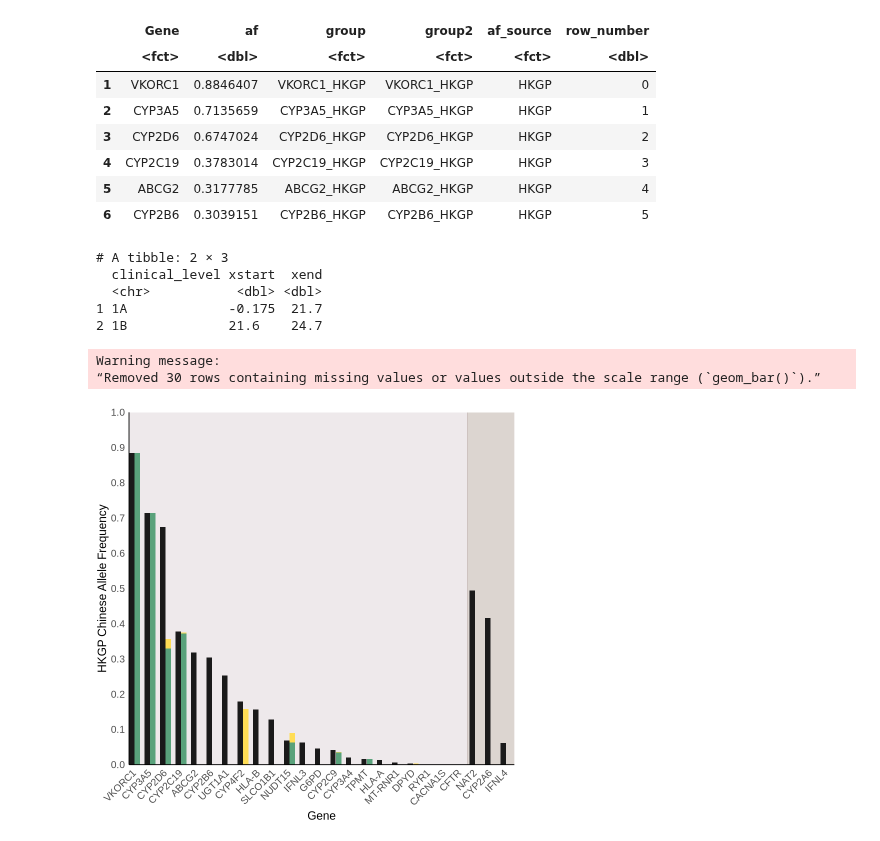
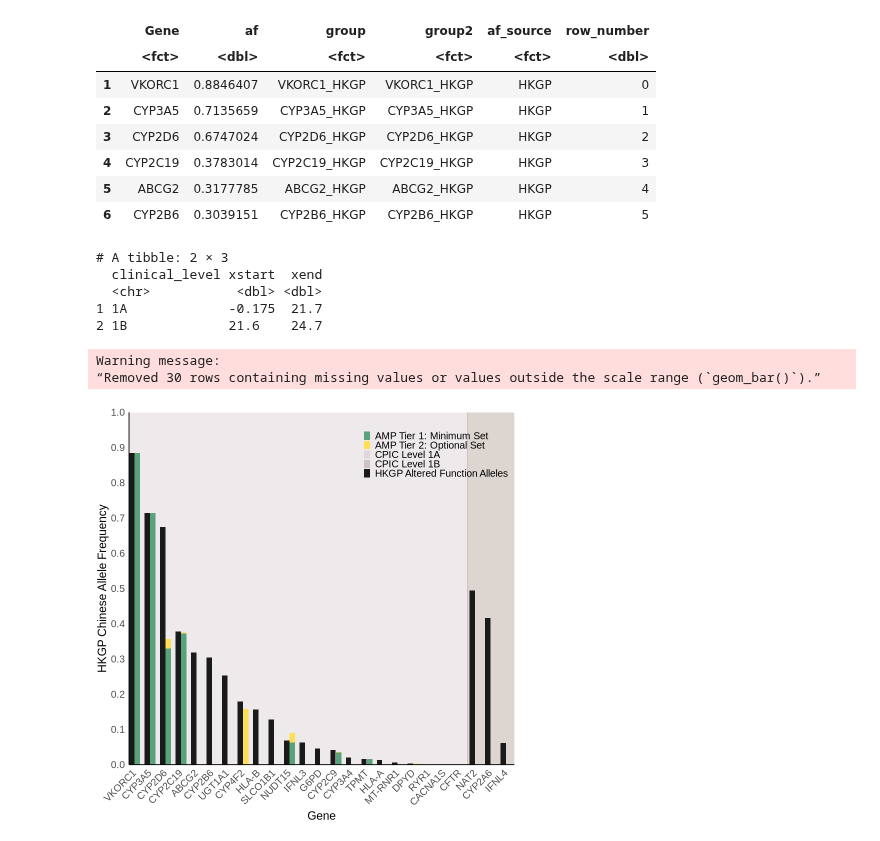
Before and after one commit to hkgi-steam/hkgi_flagship_paper_2025, a Jupyter notebook: figures/src/secondary/PGx/fig.04b_and_04d.ipynb, the cells around one changed output. Drawn from its saved outputs; the diff is of its cells as text; code cells hidden in the pictures.

Commit message:
feat: add legends to fig 4b and fig 4d

```diff
--- a/figures/src/secondary/PGx/fig.04b_and_04d.ipynb
+++ b/figures/src/secondary/PGx/fig.04b_and_04d.ipynb
@@ -201,38 +203,38 @@ af_comp_plot <- ggplot() +
       "HKGP" = "#1a1a1a",
       "AMP_tier1" = "#59a27b",
       "AMP_tier2" = "#ffdd55",
       "1A" = "#aa919b",
       "1B" = "#502d14"
     )
   ) +
   # theme_minimal(base_family = "Arial") +
   theme_minimal() +
   theme(
     axis.text.y = element_text(size = 12), # Use size 5 for publication
     axis.text.x = element_text(angle = 45, size = 12, hjust = 1), # Use size 6 for publication
     plot.title = element_blank(),
     axis.title.y = element_text(size = 14), # Use size 7 for publication
     axis.title.x = element_text(size = 14), # Use size 7 for publication
     panel.grid = element_blank(),
     axis.line = element_line(color = "black"),
-    legend.title = element_text(size = 7),
-    legend.text = element_text(size = 6),
+    legend.title = element_text(size = 12),
+    legend.text = element_text(size = 12),
     legend.key.size = unit(0.3, "cm"),
-    # legend.position = c(0.80, 0.9),  # Position legend in upper right
-    legend.position = 'none',
+    legend.position.inside = c(0.80, 0.9),  # Position legend in upper right
+    legend.position = 'inside',
     plot.margin = margin(10, 2, 2, 2)
   )
 
 af_comp_plot
 # %% [output]
 # A tibble: 2 × 3
   clinical_level xstart  xend
   <chr>           <dbl> <dbl>
 1 1A             -0.175  21.7
 2 1B             21.6    24.7
 Warning message:
 “Removed 30 rows containing missing values or values outside the scale range (`geom_bar()`).”
-[figure, old version]
+[figure, new version]
 # %%
 # # Save the plot to a PDF
 # ggsave(
```
Also changed, not shown: parts of 1 cell of this notebook.
